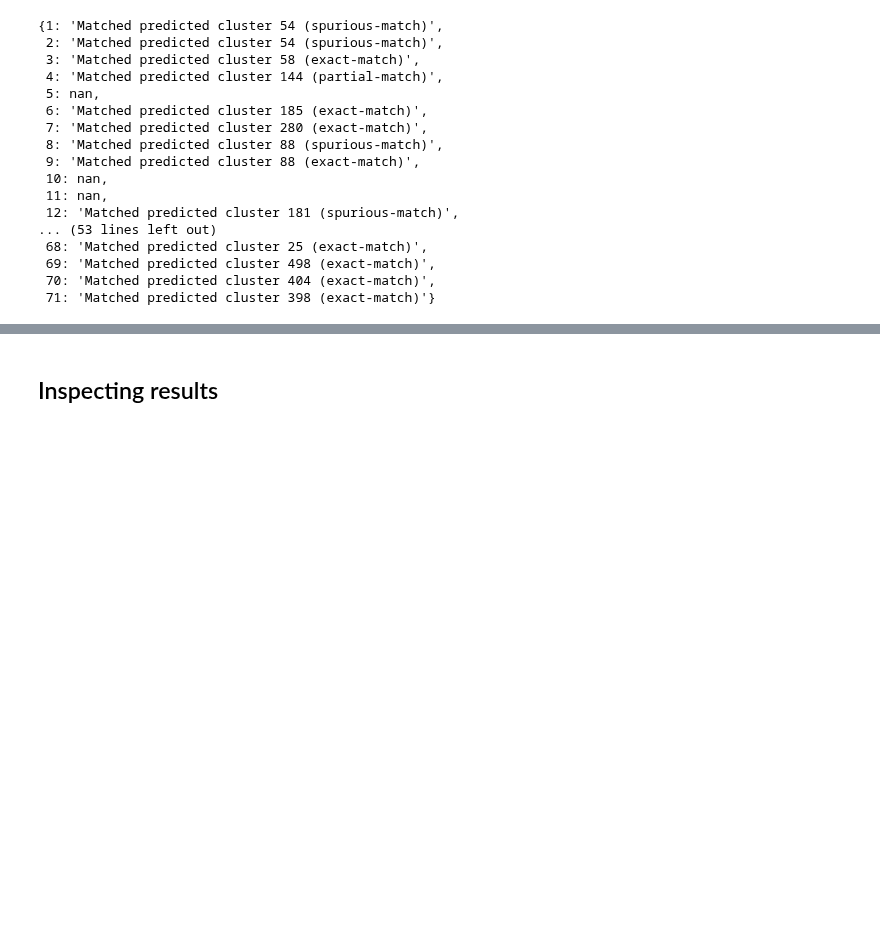
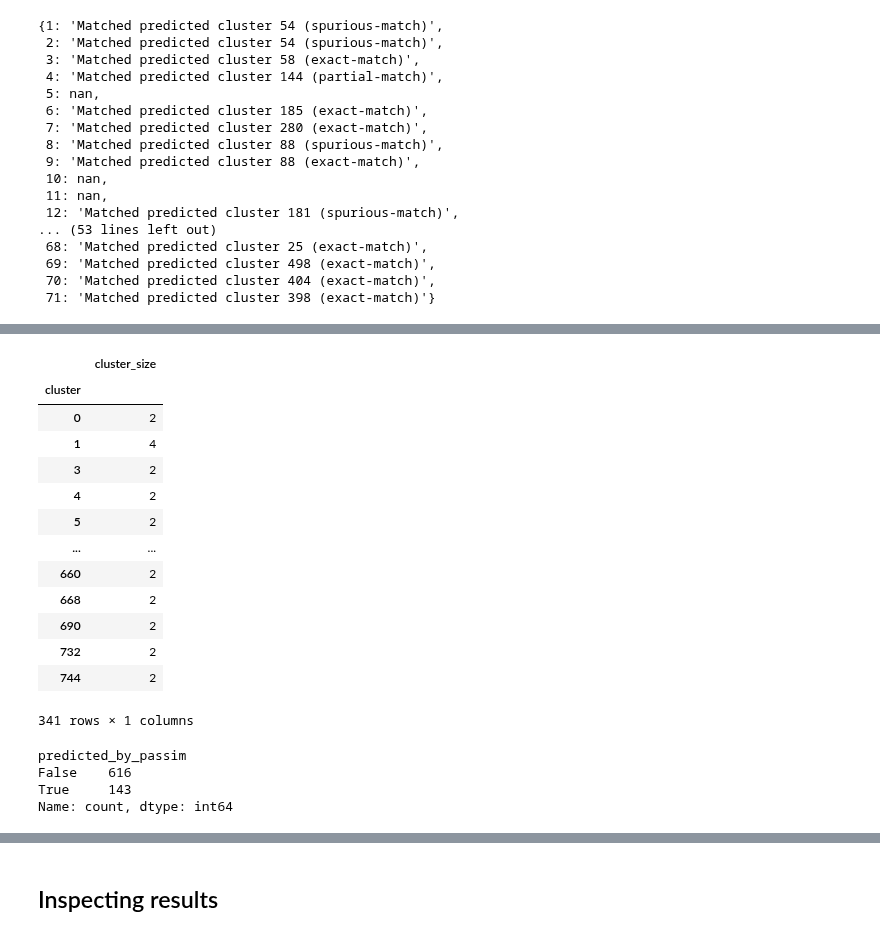
Before and after one commit to mromanello/repetitions-homeric-speeches, a Jupyter notebook: notebooks/Evaluation.ipynb, the cells around one changed output, grey strips where cells are left out. Saved outputs shown, nothing was run; the diff lists cells and outputs as text; code cells hidden in the pictures; blank space fills up the shorter version.

```diff
--- a/notebooks/Evaluation.ipynb
+++ b/notebooks/Evaluation.ipynb
@@ -69,0 +123,21 @@ df_groundtruth.merge(df_eval, left_on='cluster', right_index=True)[['cluster','e
+# %%
+df_predictions = pd.read_csv('../data/output/passim_clusters_exp6.csv')
+# %%
+df_cluster_size = df_predictions.groupby('cluster').aggregate(len)[['id']].rename(columns={'id':'cluster_size'})
+# %%
+df_cluster_size
+# %% [output]
+|  | cluster_size |
+| cluster |  |
+| 0 | 2 |
+| 1 | 4 |
+| 3 | 2 |
+| 4 | 2 |
+| 5 | 2 |
+| ... | ... |
+| 660 | 2 |
+| 668 | 2 |
+| 690 | 2 |
+| 732 | 2 |
+| 744 | 2 |
+341 rows × 1 columns
@@ -69,0 +150,7 @@ df_groundtruth.merge(df_eval, left_on='cluster', right_index=True)[['cluster','e
+# %%
+df_predictions.predicted_by_passim.value_counts()
+# %% [output]
+predicted_by_passim
+False    616
+True     143
+Name: count, dtype: int64
```
Also changed, not shown: parts of 28 cells of this notebook, 3 other files.
